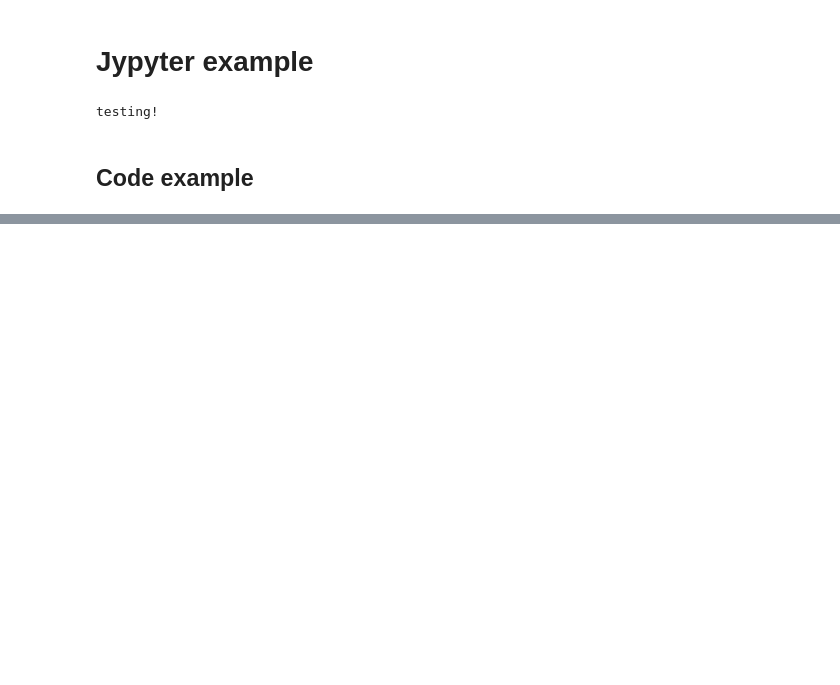
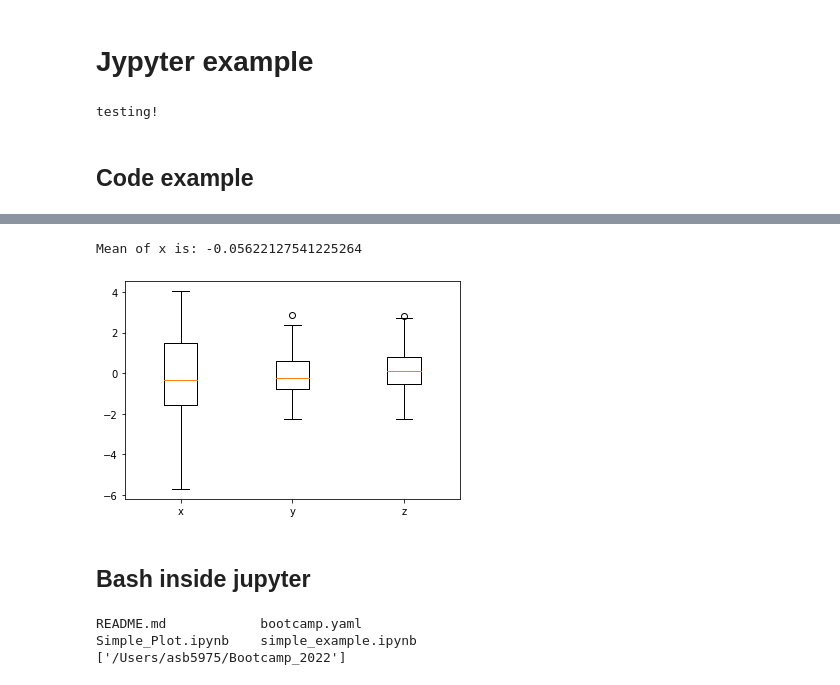
Before and after one commit to alansbrownj/Bootcamp_2022, a Jupyter notebook: simple_example.ipynb, the cells around one changed output, grey strips where cells are left out. Saved outputs shown, nothing was run; the diff lists cells and outputs as text; code cells hidden in the pictures; blank space fills up the shorter version.

Commit message:
simple updates

```diff
--- a/simple_example.ipynb
+++ b/simple_example.ipynb
@@ -24,9 +25,19 @@ plt.show()
 # %%
-import pandas as pd
-
-# ax.scatter(x=x, y=y, c=scale, s=np.abs(scale)*500)
-# ax.set(title="Some random data")
-# plt.show()
+plt.boxplot([x,y,scale], labels = ['x','y','z'])
+print(f"Mean of x is: {np.mean(x)}")
+# %% [output]
+Mean of x is: -0.05622127541225264
+[figure, added]
+# %% [markdown]
+## Bash inside jupyter
+# %%
+!ls
+working_dir=!pwd
+print(working_dir)
+# %% [output]
+README.md            bootcamp.yaml
+Simple_Plot.ipynb    simple_example.ipynb
+['/Users/asb5975/Bootcamp_2022']
 # %%
 %%timeit -n 1 -r 3
 loops = int(1e+6)
```
Also changed, not shown: parts of 4 cells of this notebook, 2 other files.
